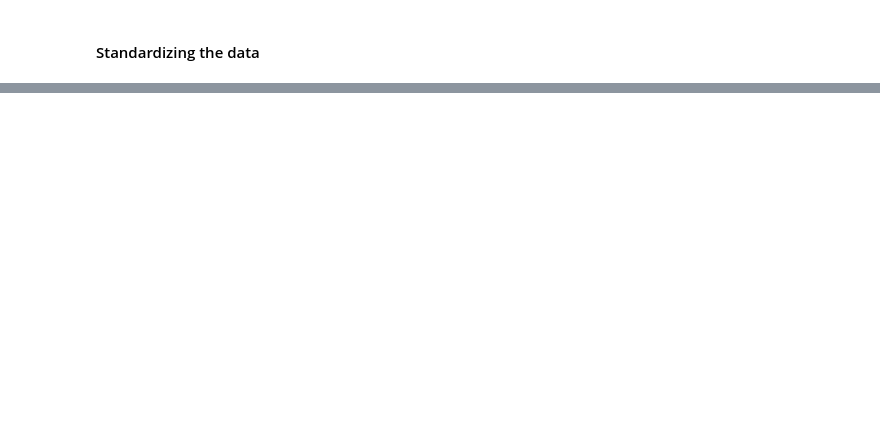
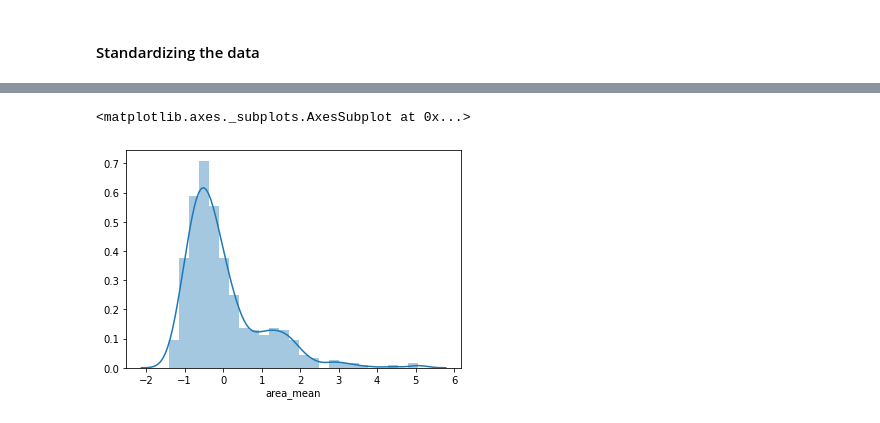
Before and after one commit to pradeeppvj8/GDA-on-breast-cancer-dataset, a Jupyter notebook: GDA on breast cancer dataset.ipynb, the cells around one changed output, grey strips where cells are left out. Saved outputs shown, nothing was run; the diff lists cells and outputs as text; code cells hidden in the pictures; blank space fills up the shorter version.

```diff
--- a/GDA on breast cancer dataset.ipynb
+++ b/GDA on breast cancer dataset.ipynb
@@ -695,0 +750,11 @@ X_test.head()
+# %%
+# Removing all the rows in the dataset with texture_mean greater than upper_boundary
+
+X_train = X_train[ X_train['texture_mean'] < upper_boundary ]
+# %%
+# Distribution of area_mean after outlier treatment
+
+sns.distplot(X_train['area_mean'])
+# %% [output]
+<matplotlib.axes._subplots.AxesSubplot at 0x...>
+[figure, added]
```
Also changed, not shown: parts of 70 cells of this notebook.
